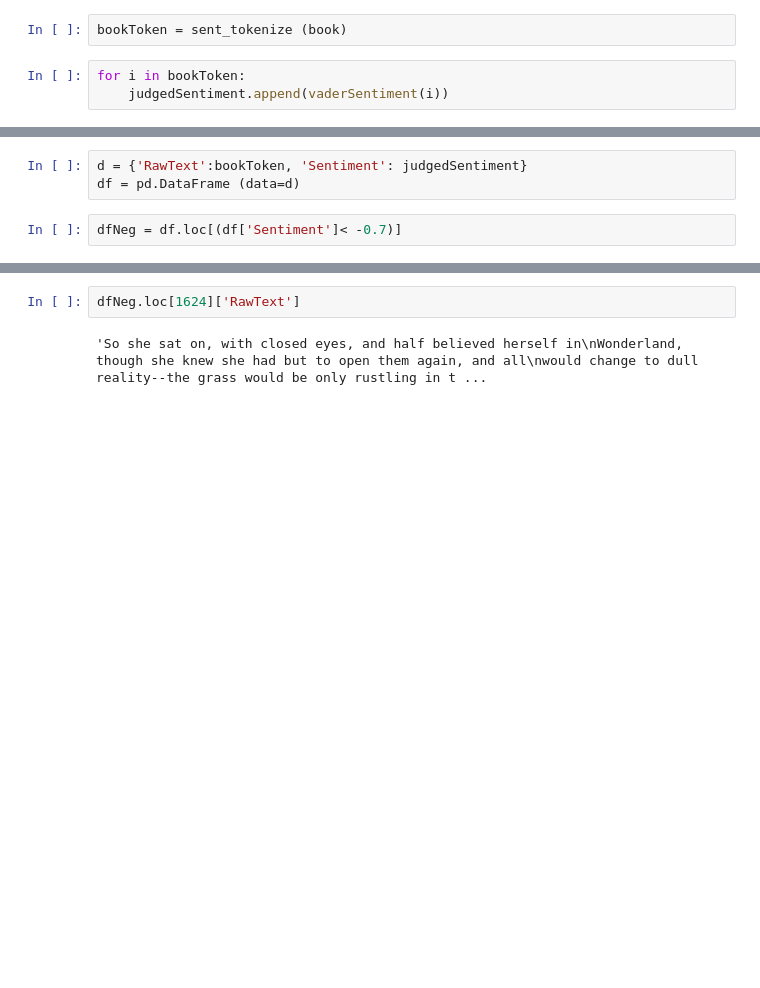
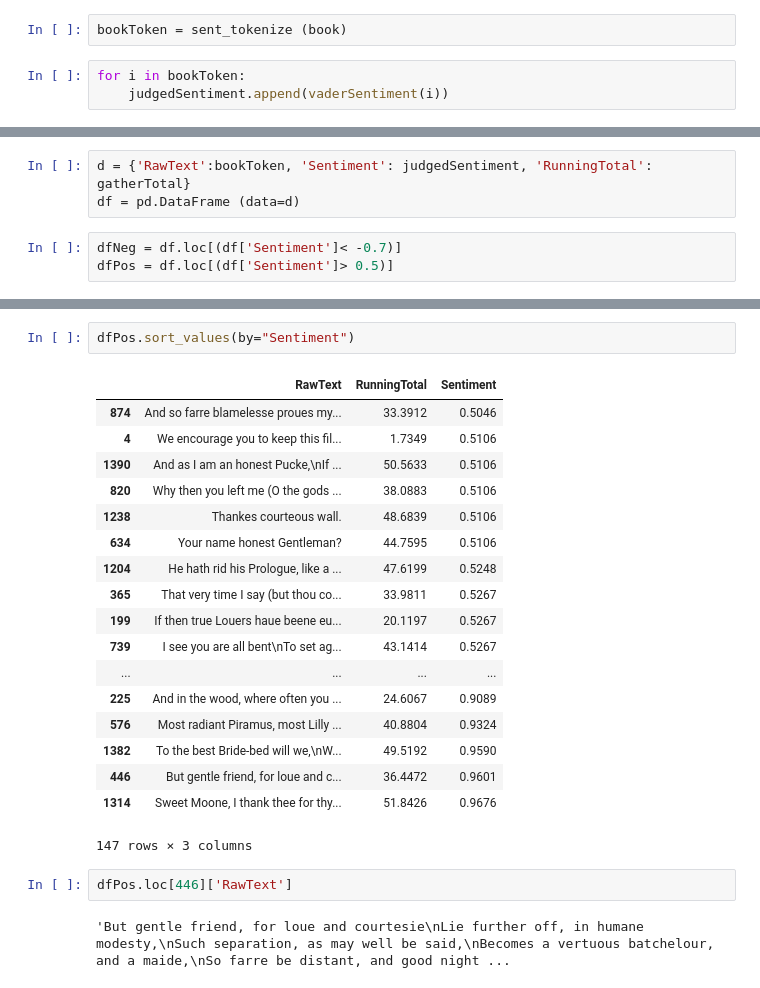
Before and after one commit to BrianKing2015/NTLK_Exampe, a Jupyter notebook: NLTK_Vader.ipynb, the cells around one changed output, grey strips where cells are left out. Cells and saved outputs as stored; diff of their text form; blank space fills up the shorter version.

```diff
--- a/NLTK_Vader.ipynb
+++ b/NLTK_Vader.ipynb
@@ -37,5 +44,6 @@ plt.plot(judgedSentiment)
 # %%
-d = {'RawText':bookToken, 'Sentiment': judgedSentiment}
+d = {'RawText':bookToken, 'Sentiment': judgedSentiment, 'RunningTotal': gatherTotal}
 df = pd.DataFrame (data=d)
 # %%
 dfNeg = df.loc[(df['Sentiment']< -0.7)]
+dfPos = df.loc[(df['Sentiment']> 0.5)]
@@ -62,4 +50,25 @@ dfNeg
+# %%
+dfPos.sort_values(by="Sentiment")
+# %% [output]
+|  | RawText | RunningTotal | Sentiment |
+| 874 | And so farre blamelesse proues my... | 33.3912 | 0.5046 |
+| 4 | We encourage you to keep this fil... | 1.7349 | 0.5106 |
+| 1390 | And as I am an honest Pucke,\nIf ... | 50.5633 | 0.5106 |
+| 820 | Why then you left me (O the gods ... | 38.0883 | 0.5106 |
+| 1238 | Thankes courteous wall. | 48.6839 | 0.5106 |
+| 634 | Your name honest Gentleman? | 44.7595 | 0.5106 |
+| 1204 | He hath rid his Prologue, like a ... | 47.6199 | 0.5248 |
+| 365 | That very time I say (but thou co... | 33.9811 | 0.5267 |
+| 199 | If then true Louers haue beene eu... | 20.1197 | 0.5267 |
+| 739 | I see you are all bent\nTo set ag... | 43.1414 | 0.5267 |
+| ... | ... | ... | ... |
+| 225 | And in the wood, where often you ... | 24.6067 | 0.9089 |
+| 576 | Most radiant Piramus, most Lilly ... | 40.8804 | 0.9324 |
+| 1382 | To the best Bride-bed will we,\nW... | 49.5192 | 0.9590 |
+| 446 | But gentle friend, for loue and c... | 36.4472 | 0.9601 |
+| 1314 | Sweet Moone, I thank thee for thy... | 51.8426 | 0.9676 |
+147 rows × 3 columns
 # %%
-dfNeg.loc[1624]['RawText']
+dfPos.loc[446]['RawText']
 # %% [output]
-'So she sat on, with closed eyes, and half believed herself in\nWonderland, though she knew she had but to open them again, and all\nwould change to dull reality--the grass would be only rustling in t ...
+'But gentle friend, for loue and courtesie\nLie further off, in humane modesty,\nSuch separation, as may well be said,\nBecomes a vertuous batchelour, and a maide,\nSo farre be distant, and good night ...
```
Also changed, not shown: parts of 7 cells of this notebook.
